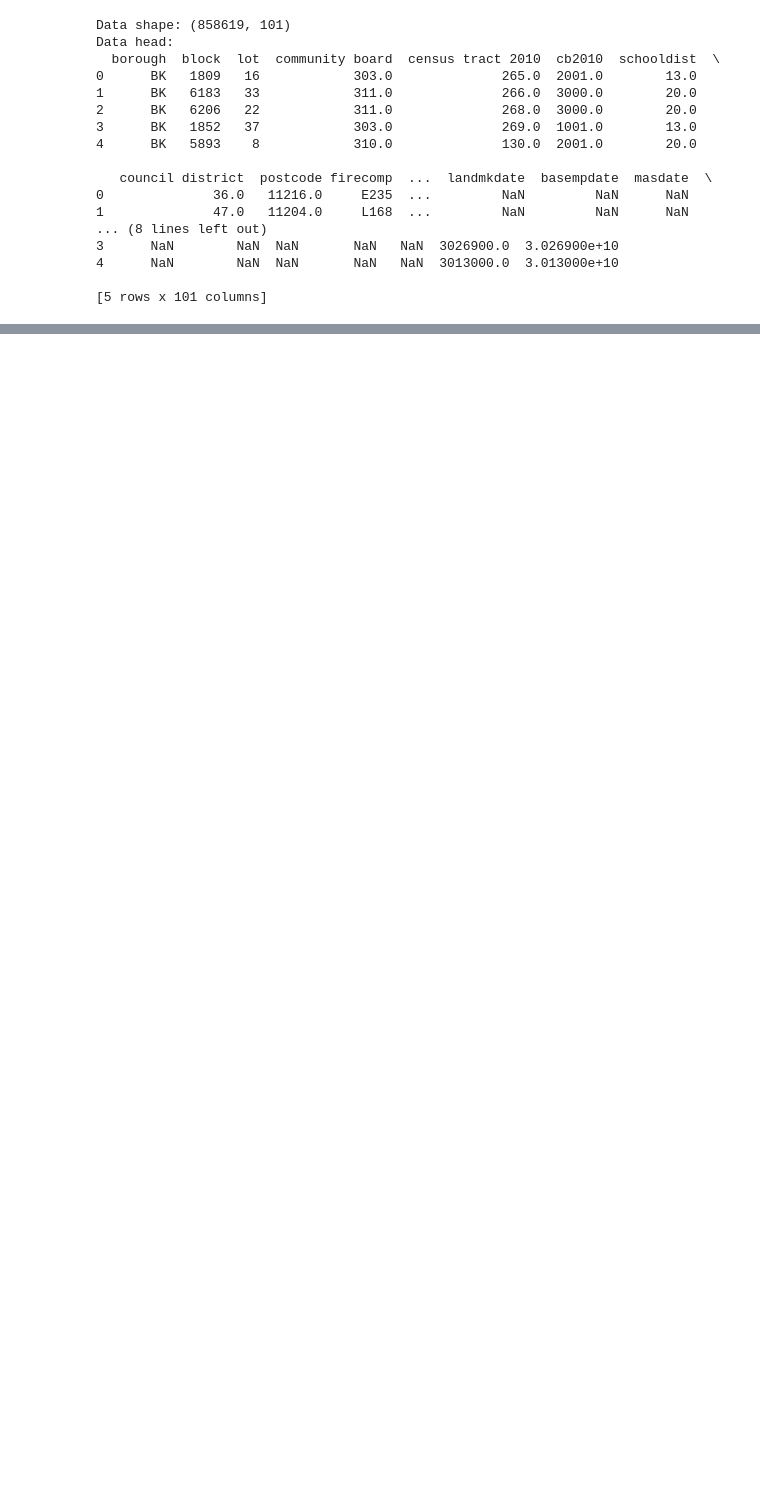
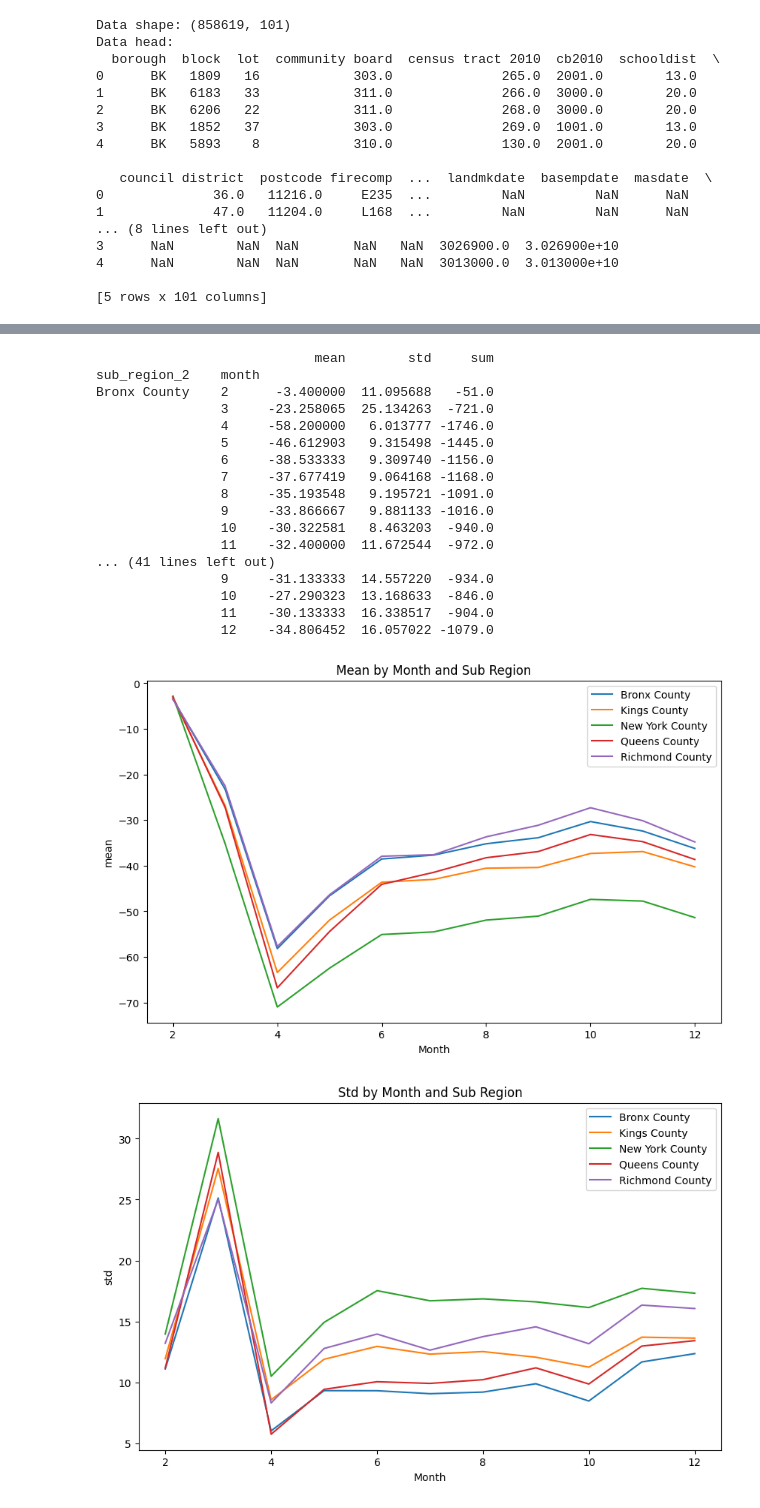
Before and after one commit to NomiBobby/BuildingEnergy-RemoteWorking, a Jupyter notebook: descriptive_stats.ipynb, the cells around one changed output, grey strips where cells are left out. Drawn from its saved outputs; the diff is of its cells as text; code cells hidden in the pictures; blank space fills up the shorter version.

```diff
--- a/descriptive_stats.ipynb
+++ b/descriptive_stats.ipynb
@@ -355,0 +405,21 @@ See the caveats in the documentation: https://pandas.pydata.org/pandas-docs/stab
+# %%
+#####################################
+#### Separate regions and dates ####
+#####################################
+# Filter US data
+us_mobility_2020 = all_mobility_2020.loc[all_mobility_2020['iso_3166_2_code'].isnull()]
+# summary(us_mobility_2020, 'workplaces_percent_change_from_baseline')
+
+# Filter NY state data
+nys_mobility_2020 = all_mobility_2020.loc[all_mobility_2020['iso_3166_2_code'] == 'US-NY']
+# summary(nys_mobility_2020, 'workplaces_percent_change_from_baseline')
+
+# Filter NYC 5 boroughs data
+nyc_mobility_2020 = all_mobility_2020.loc[(all_mobility_2020['sub_region_1'] == 'New York') & all_mobility_2020['sub_region_2'].isin(['Bronx County', 'Kings County', 'New York County', 'Queens County', 'Richmond County'])]
+# summary(nyc_mobility_2020, 'workplaces_percent_change_from_baseline')
+
+# convert date column to datetime and extract month, day
+nyc_mobility_2020['date'] = pd.to_datetime(nyc_mobility_2020['date'])
+nyc_mobility_2020['month'] = nyc_mobility_2020['date'].dt.month
+nyc_mobility_2020['day'] = nyc_mobility_2020['date'].dt.day
+print_df_info(nyc_mobility_2020)
@@ -355,0 +459,44 @@ See the caveats in the documentation: https://pandas.pydata.org/pandas-docs/stab
+# %%
+#####################################
+#### Compare montly mobility ####
+#####################################
+grouped_data_mobility = nyc_mobility_2020.groupby(['sub_region_2', 'month'])['workplaces_percent_change_from_baseline'].agg(['mean', 'std', 'sum'])
+print(grouped_data_mobility)
+
+for stat in ['mean', 'std', 'sum']:
+    # create a figure and axis object
+    fig, ax = plt.subplots(figsize=(10, 6))
+
+    # loop through each sub_region_2 and plot a line chart for the current stat
+    for sub_region_2, df_sub in grouped_data_mobility.groupby(level=0):
+        ax.plot(df_sub.index.get_level_values('month'), df_sub[stat], label=sub_region_2)
+
+    # set axis labels and title
+    ax.set_xlabel('Month')
+    ax.set_ylabel(stat)
+    ax.set_title(f'{stat.capitalize()} by Month and Sub Region')
+
+    # add legend and show the plot
+    ax.legend()
+    plt.show()
+# summary_month(nyc_mobility_2020, 'workplaces_percent_change_from_baseline')
+# %% [output]
+                            mean        std     sum
+sub_region_2    month
+Bronx County    2      -3.400000  11.095688   -51.0
+                3     -23.258065  25.134263  -721.0
+                4     -58.200000   6.013777 -1746.0
+                5     -46.612903   9.315498 -1445.0
+                6     -38.533333   9.309740 -1156.0
+                7     -37.677419   9.064168 -1168.0
+                8     -35.193548   9.195721 -1091.0
+                9     -33.866667   9.881133 -1016.0
+                10    -30.322581   8.463203  -940.0
+                11    -32.400000  11.672544  -972.0
+... (41 lines left out)
+                9     -31.133333  14.557220  -934.0
+                10    -27.290323  13.168633  -846.0
+                11    -30.133333  16.338517  -904.0
+                12    -34.806452  16.057022 -1079.0
+[figure, added]
+[figure, added]
```
Also changed, not shown: parts of 18 cells of this notebook, 1 other file.
